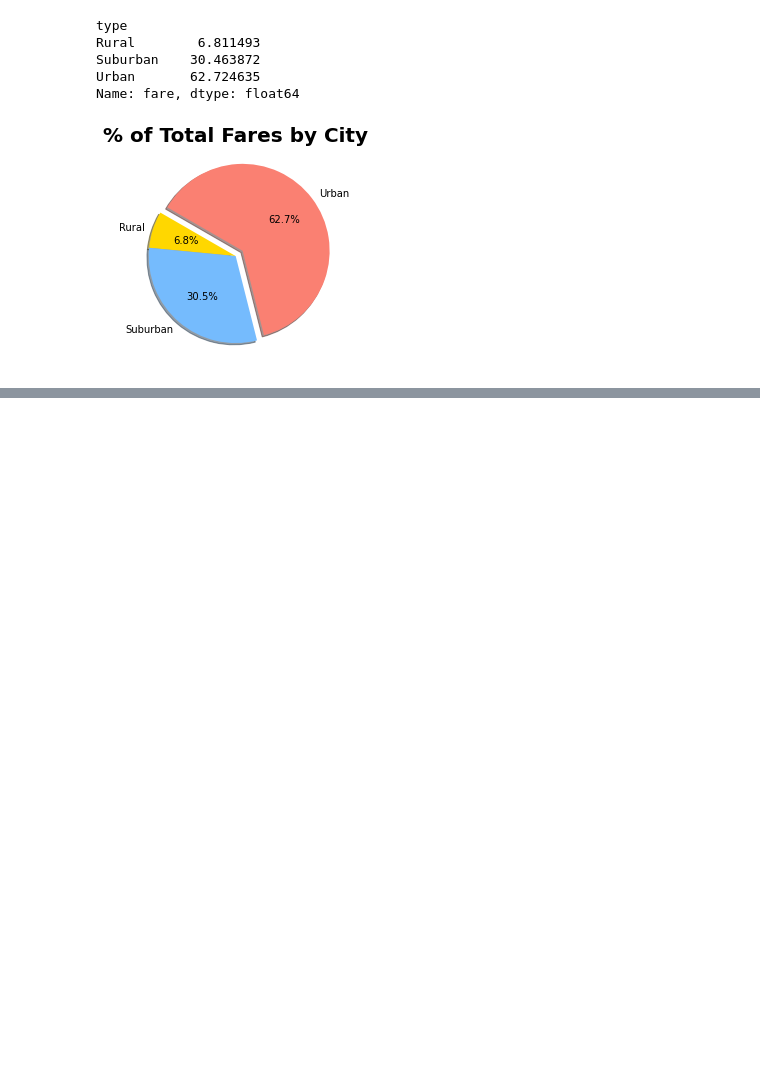
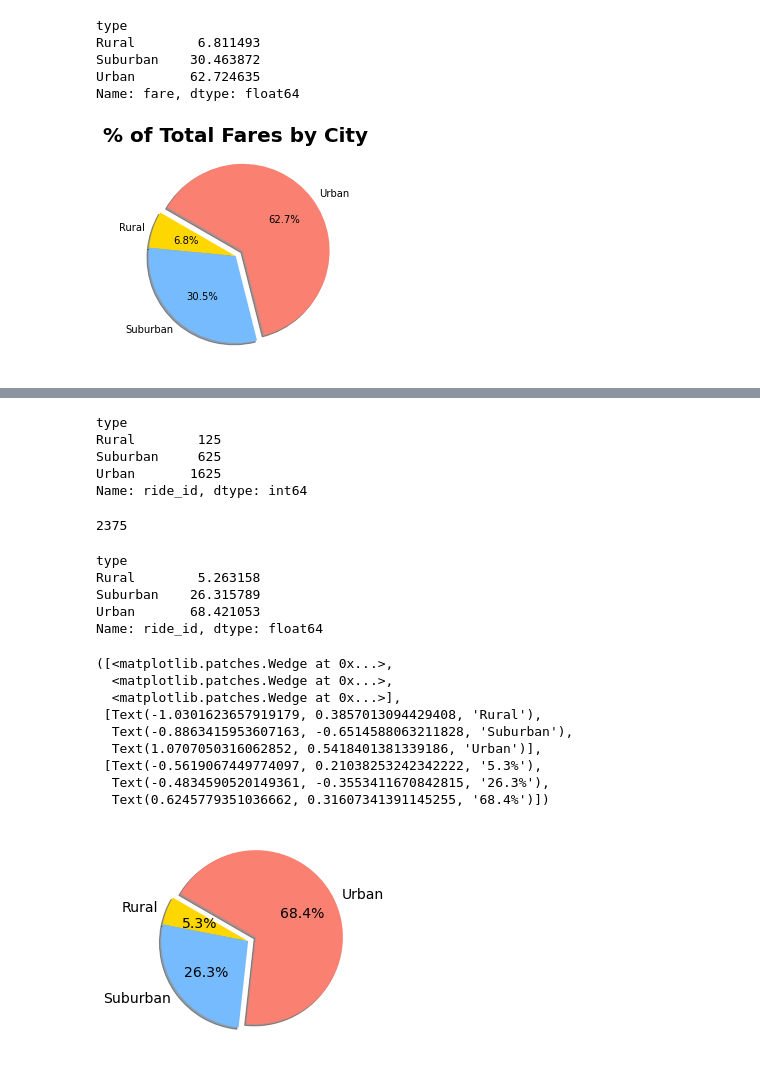
Before and after one commit to michalmichael67/PyBer_Analysis, a Jupyter notebook: PyBer.ipynb, the cells around one changed output, grey strips where cells are left out. Saved outputs shown, nothing was run; the diff lists cells and outputs as text; code cells hidden in the pictures; blank space fills up the shorter version.

```diff
--- a/PyBer.ipynb
+++ b/PyBer.ipynb
@@ -687,0 +699,42 @@ plt.show()
+# %%
+rides_by_type = pyber_data_df.groupby(["type"]).count()["ride_id"]
+rides_by_type
+# %% [output]
+type
+Rural        125
+Suburban     625
+Urban       1625
+Name: ride_id, dtype: int64
+# %%
+total_rides = pyber_data_df.count()["ride_id"]
+total_rides
+# %% [output]
+2375
+# %%
+rides_by_type_pct = rides_by_type / total_rides *100
+rides_by_type_pct
+# %% [output]
+type
+Rural        5.263158
+Suburban    26.315789
+Urban       68.421053
+Name: ride_id, dtype: float64
+# %%
+labels = ["Rural", "Suburban", "Urban"]
+explode = [0 ,0, .1]
+colors = ['gold', 'xkcd:sky blue', 'salmon']
+
+
+plt.pie(rides_by_type, labels = labels, autopct = "%1.1f%%", startangle = 150, explode = explode,
+       shadow = True, colors = colors)
+# %% [output]
+([<matplotlib.patches.Wedge at 0x...>,
+  <matplotlib.patches.Wedge at 0x...>,
+  <matplotlib.patches.Wedge at 0x...>],
+ [Text(-1.0301623657919179, 0.3857013094429408, 'Rural'),
+  Text(-0.8863415953607163, -0.6514588063211828, 'Suburban'),
+  Text(1.0707050316062852, 0.5418401381339186, 'Urban')],
+ [Text(-0.5619067449774097, 0.21038253242342222, '5.3%'),
+  Text(-0.4834590520149361, -0.3553411670842815, '26.3%'),
+  Text(0.6245779351036662, 0.31607341391145255, '68.4%')])
+[figure, added]
```
Also changed, not shown: parts of 5 cells of this notebook, 1 other file.
